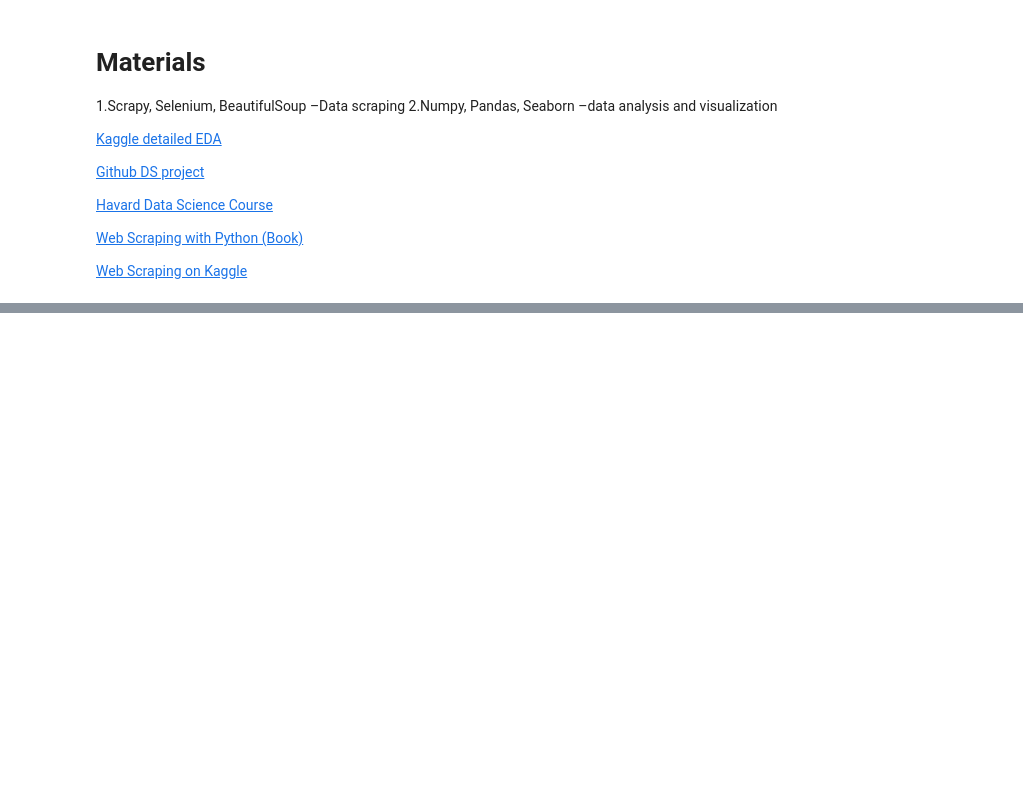
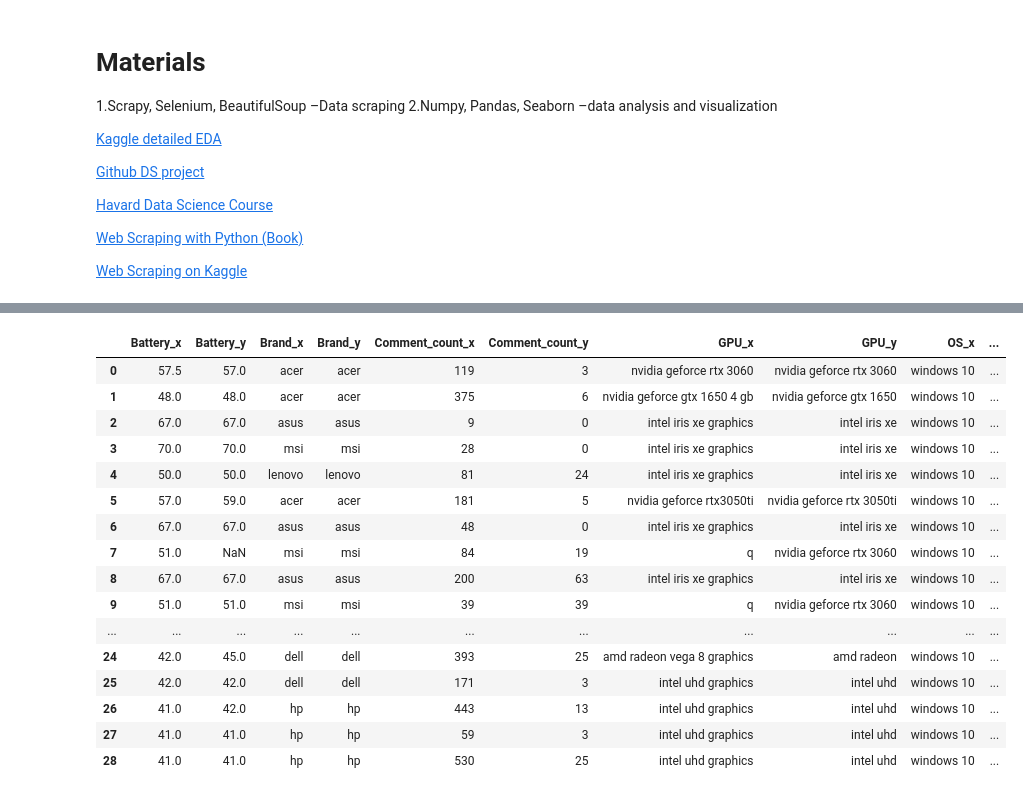
Before and after one commit to hungpham13/Laptop-EDA, a Jupyter notebook: DS_Project_20211.ipynb, the cells around one changed output, grey strips where cells are left out. Cells and saved outputs as stored; diff of their text form; code cells hidden in the pictures; blank space fills up the shorter version.

```diff
--- a/DS_Project_20211.ipynb
+++ b/DS_Project_20211.ipynb
@@ -44,0 +82,6 @@ Create 1 directory named with group number, upload on the dedicated assignment o
+# %%
+def lower_all_string(df):
+    '''lower all values in string columns of dataframe df'''
+    for c in df.columns:
+        if df[c].dtypes == np.object:
+            df[c] = df[c].str.lower()
@@ -44,0 +203,7 @@ Create 1 directory named with group number, upload on the dedicated assignment o
+# %%
+scraped_tgdd = pd.read_csv("Laptop-EDA/scraped_data/tgdd_dmx.csv",index_col='url')
+cleaned_tgdd = clean_thegioididong(scraped_tgdd)
+# with pd.option_context('display.max_rows', None, 'display.max_columns', None):
+#     print(cleaned_tgdd.Series.value_counts(dropna=False))
+#     print(cleaned_tgdd)
+cleaned_tgdd.to_csv('Laptop-EDA/scraped_data/tgdd_dmx_cleaned.csv',encoding='utf-8')
@@ -44,0 +705,21 @@ Create 1 directory named with group number, upload on the dedicated assignment o
+# %%
+df = cleaned_tgdd.merge(cleaned_cellphones,on = 'P/N', how='inner')
+df.reindex(sorted(df.columns), axis=1)
+# %% [output]
+|  | Battery_x | Battery_y | Brand_x | Brand_y | Comment_count_x | Comment_count_y | GPU_x | GPU_y | OS_x | ... |
+| 0 | 57.5 | 57.0 | acer | acer | 119 | 3 | nvidia geforce rtx 3060 | nvidia geforce rtx 3060 | windows 10 | ... |
+| 1 | 48.0 | 48.0 | acer | acer | 375 | 6 | nvidia geforce gtx 1650 4 gb | nvidia geforce gtx 1650 | windows 10 | ... |
+| 2 | 67.0 | 67.0 | asus | asus | 9 | 0 | intel iris xe graphics | intel iris xe | windows 10 | ... |
+| 3 | 70.0 | 70.0 | msi | msi | 28 | 0 | intel iris xe graphics | intel iris xe | windows 10 | ... |
+| 4 | 50.0 | 50.0 | lenovo | lenovo | 81 | 24 | intel iris xe graphics | intel iris xe | windows 10 | ... |
+| 5 | 57.0 | 59.0 | acer | acer | 181 | 5 | nvidia geforce rtx3050ti | nvidia geforce rtx 3050ti | windows 10 | ... |
+| 6 | 67.0 | 67.0 | asus | asus | 48 | 0 | intel iris xe graphics | intel iris xe | windows 10 | ... |
+| 7 | 51.0 | NaN | msi | msi | 84 | 19 | q | nvidia geforce rtx 3060 | windows 10 | ... |
+| 8 | 67.0 | 67.0 | asus | asus | 200 | 63 | intel iris xe graphics | intel iris xe | windows 10 | ... |
+| 9 | 51.0 | 51.0 | msi | msi | 39 | 39 | q | nvidia geforce rtx 3060 | windows 10 | ... |
+| ... | ... | ... | ... | ... | ... | ... | ... | ... | ... | ... |
+| 24 | 42.0 | 45.0 | dell | dell | 393 | 25 | amd radeon vega 8 graphics | amd radeon | windows 10 | ... |
+| 25 | 42.0 | 42.0 | dell | dell | 171 | 3 | intel uhd graphics | intel uhd | windows 10 | ... |
+| 26 | 41.0 | 42.0 | hp | hp | 443 | 13 | intel uhd graphics | intel uhd | windows 10 | ... |
+| 27 | 41.0 | 41.0 | hp | hp | 59 | 3 | intel uhd graphics | intel uhd | windows 10 | ... |
+| 28 | 41.0 | 41.0 | hp | hp | 530 | 25 | intel uhd graphics | intel uhd | windows 10 | ... |
```
Also changed, not shown: parts of 24 cells of this notebook.
